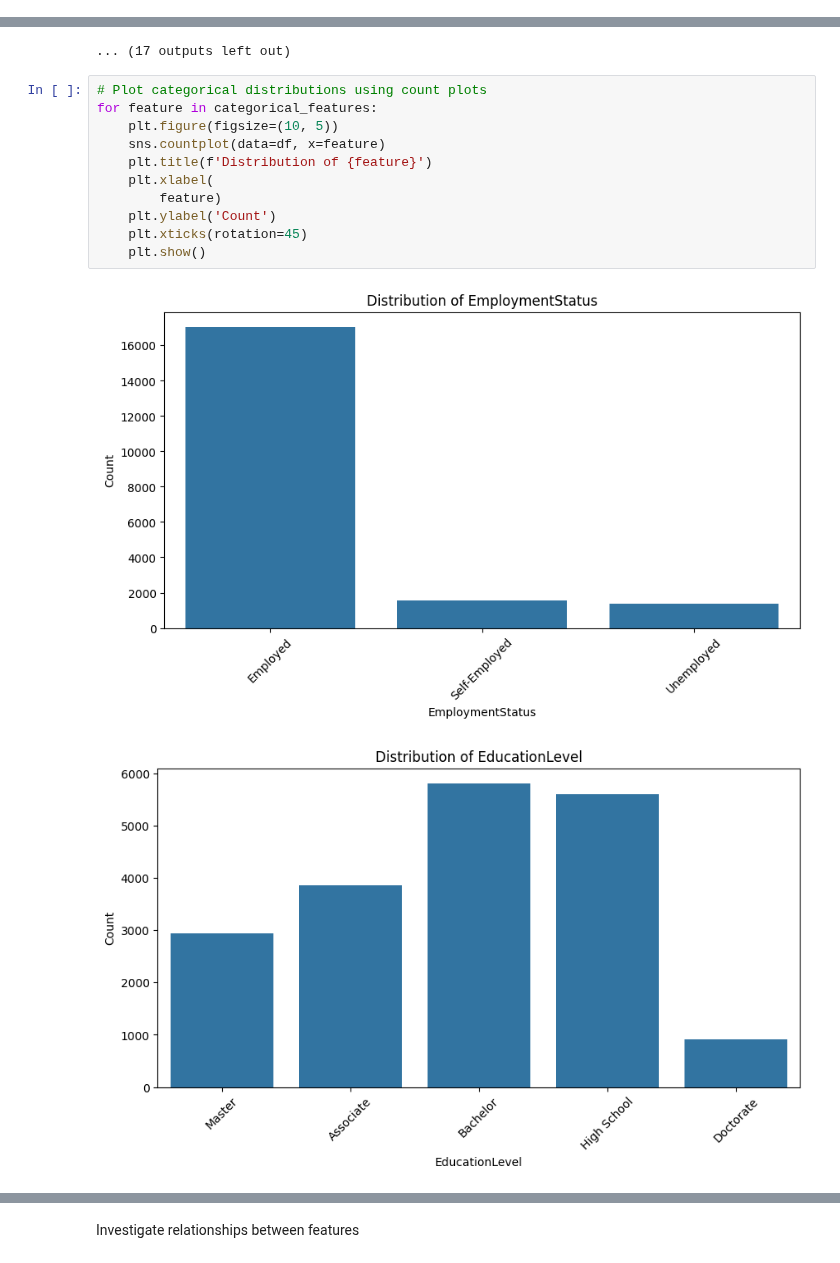
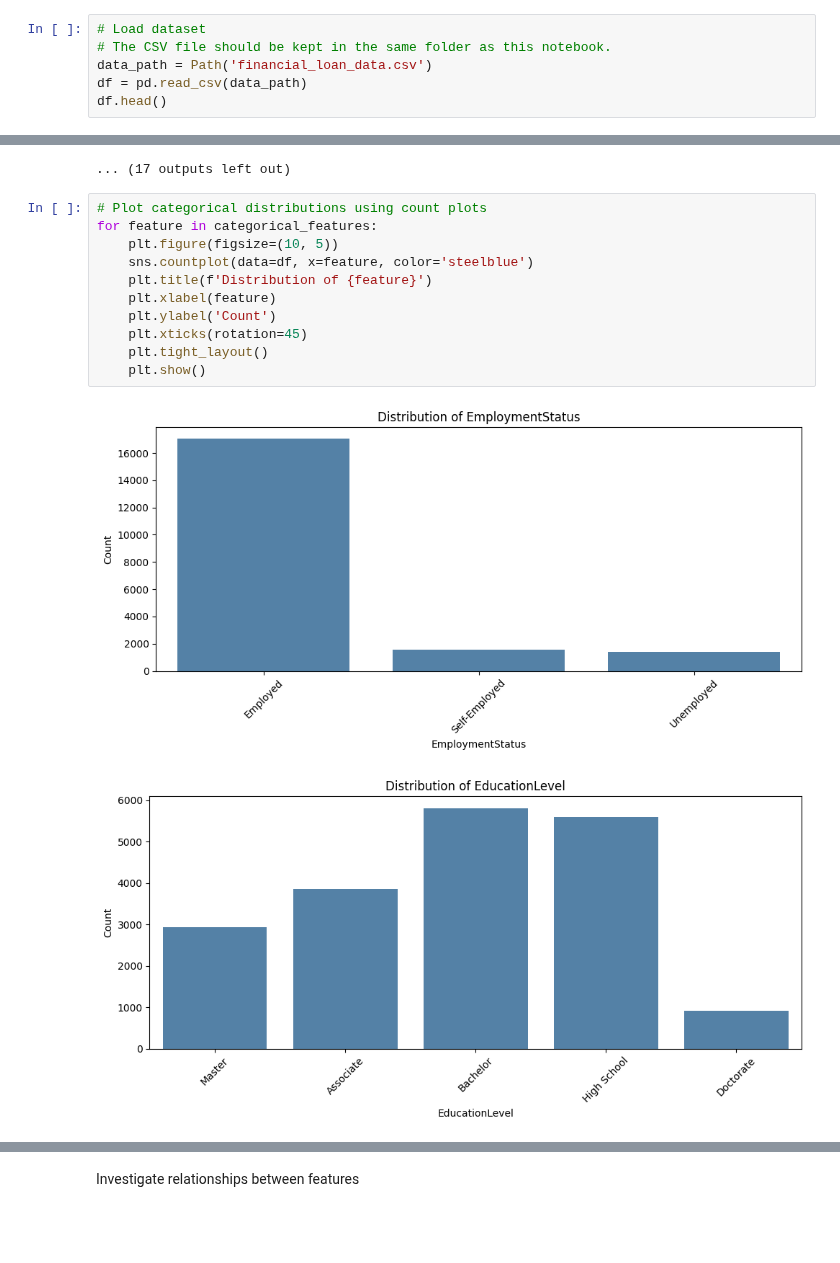
Before and after one commit to AlvinEchoka/Loan-Approval, a Jupyter notebook: financial_loan_risk.ipynb, the cells around one changed output, grey strips where cells are left out. Cells and saved outputs as stored; diff of their text form; blank space fills up the shorter version.

```diff
--- a/financial_loan_risk.ipynb
+++ b/financial_loan_risk.ipynb
@@ -68,0 +70,6 @@ df.head()
+# %%
+# Load dataset
+# The CSV file should be kept in the same folder as this notebook.
+data_path = Path('financial_loan_data.csv')
+df = pd.read_csv(data_path)
+df.head()
@@ -233,14 +268,14 @@ for feature in numeric_features:
 # %%
 # Plot categorical distributions using count plots
 for feature in categorical_features:
     plt.figure(figsize=(10, 5))
-    sns.countplot(data=df, x=feature)
+    sns.countplot(data=df, x=feature, color='steelblue')
     plt.title(f'Distribution of {feature}')
-    plt.xlabel(
-        feature)
+    plt.xlabel(feature)
     plt.ylabel('Count')
     plt.xticks(rotation=45)
+    plt.tight_layout()
     plt.show()
 # %% [output]
-[figure, old version]
+[figure, new version]
-[figure, old version]
+[figure, new version]
```
Also changed, not shown: parts of 83 cells of this notebook.
